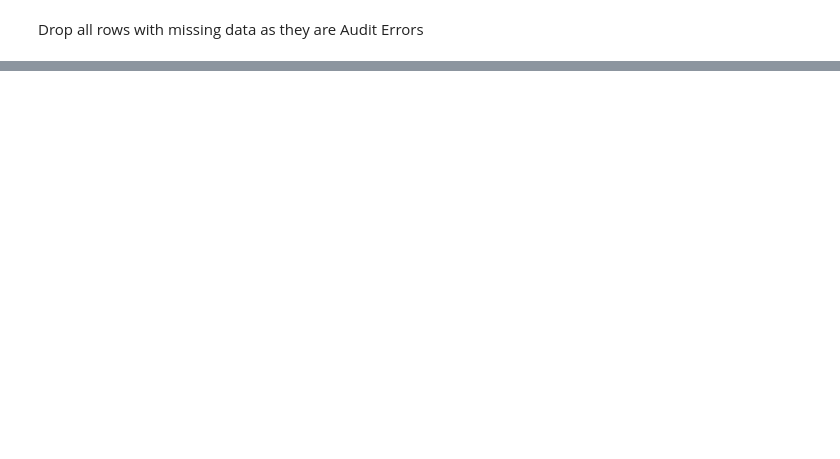
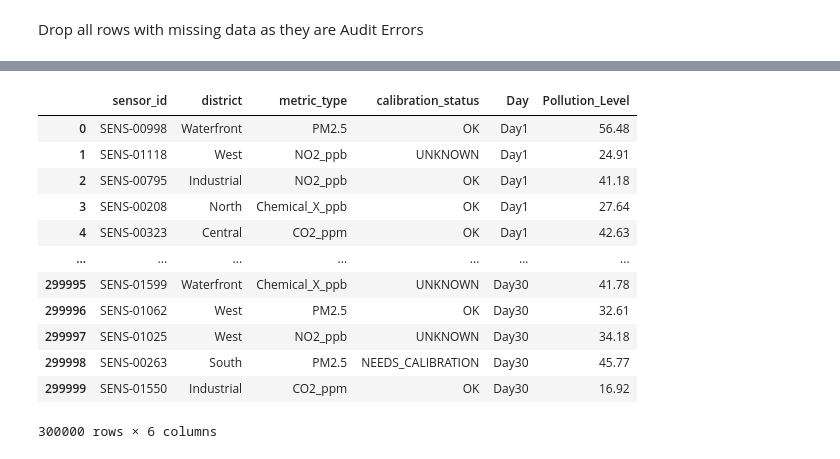
Before and after one commit to hsyen78444/WIF3009-A1, a Jupyter notebook: A1.ipynb, the cells around one changed output, grey strips where cells are left out. Saved outputs shown, nothing was run; the diff lists cells and outputs as text; code cells hidden in the pictures; blank space fills up the shorter version.

```diff
--- a/A1.ipynb
+++ b/A1.ipynb
@@ -356,0 +433,23 @@ memory usage: 1.3 KB
+# %%
+sensor_long = pd.melt(
+    sensor_data,
+    id_vars=['sensor_id', 'district', 'metric_type', 'calibration_status'],
+    var_name='Day',
+    value_name='Pollution_Level'
+)
+
+sensor_long
+# %% [output]
+|  | sensor_id | district | metric_type | calibration_status | Day | Pollution_Level |
+| 0 | SENS-00998 | Waterfront | PM2.5 | OK | Day1 | 56.48 |
+| 1 | SENS-01118 | West | NO2_ppb | UNKNOWN | Day1 | 24.91 |
+| 2 | SENS-00795 | Industrial | NO2_ppb | OK | Day1 | 41.18 |
+| 3 | SENS-00208 | North | Chemical_X_ppb | OK | Day1 | 27.64 |
+| 4 | SENS-00323 | Central | CO2_ppm | OK | Day1 | 42.63 |
+| ... | ... | ... | ... | ... | ... | ... |
+| 299995 | SENS-01599 | Waterfront | Chemical_X_ppb | UNKNOWN | Day30 | 41.78 |
+| 299996 | SENS-01062 | West | PM2.5 | OK | Day30 | 32.61 |
+| 299997 | SENS-01025 | West | NO2_ppb | UNKNOWN | Day30 | 34.18 |
+| 299998 | SENS-00263 | South | PM2.5 | NEEDS_CALIBRATION | Day30 | 45.77 |
+| 299999 | SENS-01550 | Industrial | CO2_ppm | OK | Day30 | 16.92 |
+300000 rows × 6 columns
```
Also changed, not shown: parts of 20 cells of this notebook.
